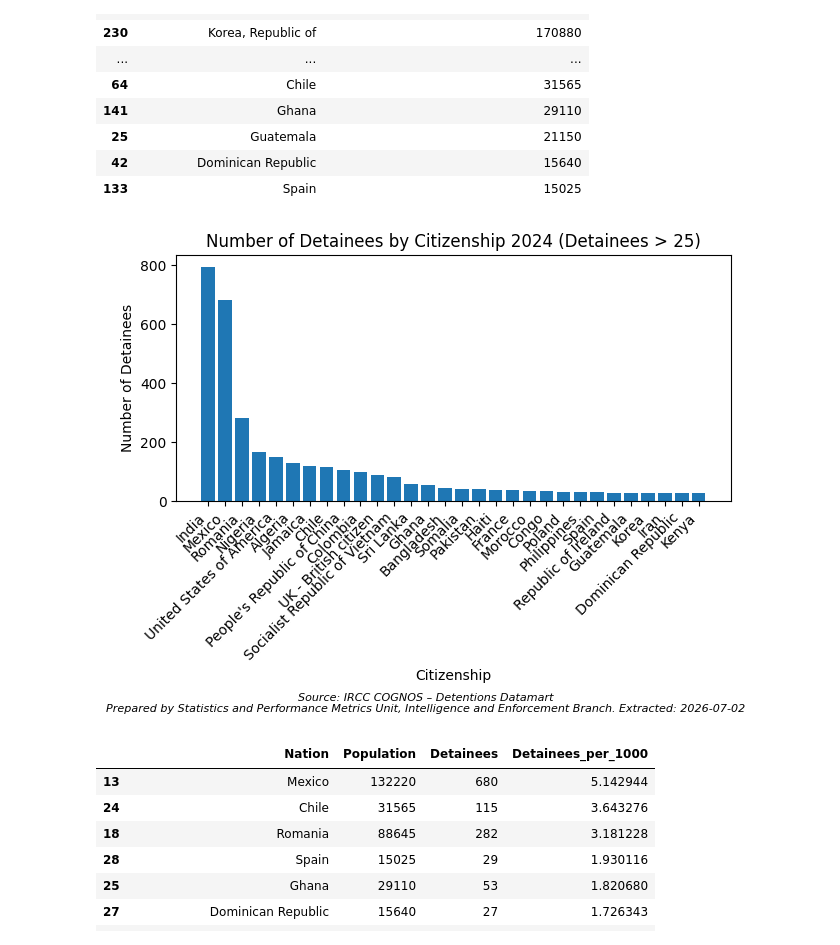
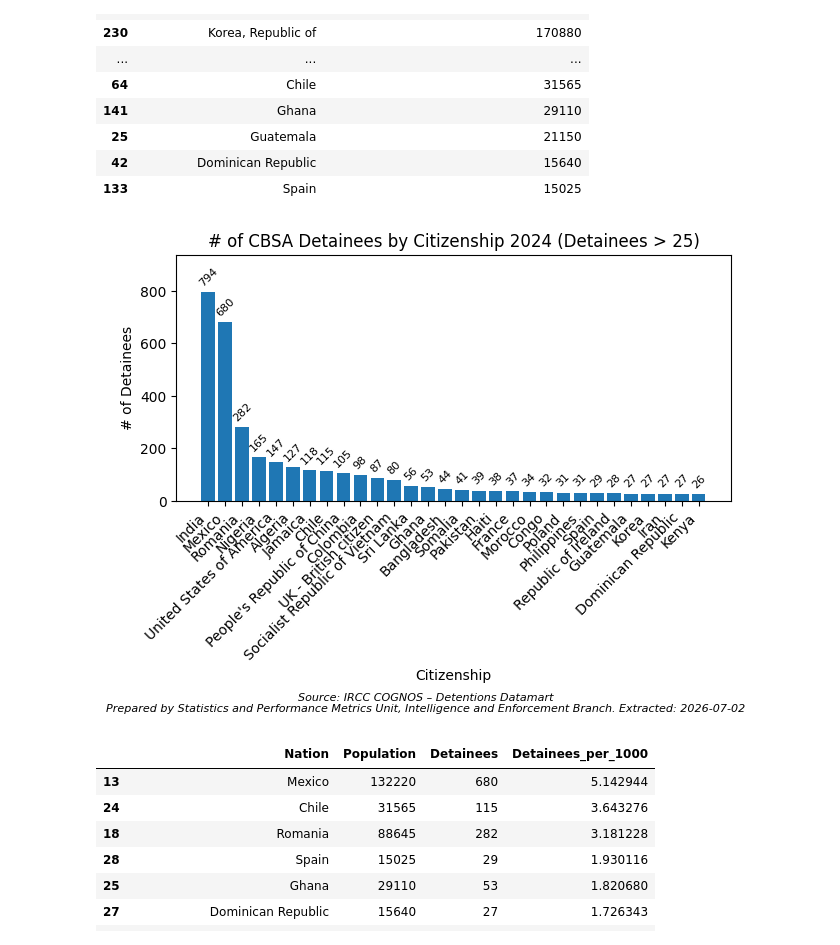
Before and after one commit to yrmo/gcinfo, a Jupyter notebook: detainees-by-country-of-citizenship-2024.ipynb, the cells around one changed output. Drawn from its saved outputs; the diff is of its cells as text; code cells hidden in the pictures.

Commit message:
Add data labels to plot of number of CBSA detainees by citizenship 2024

```diff
--- a/detainees-by-country-of-citizenship-2024.ipynb
+++ b/detainees-by-country-of-citizenship-2024.ipynb
@@ -424,37 +424,40 @@ df_birth_2021_canada_nations_clean
 # %%
 import matplotlib.pyplot as plt
 
 X = 25
 # Assume df_detainees_2024 already exists with columns "Citizenship" and "Detainees"
 # Sort descending by Detainees for readability
 df_plot = df_detainees_2024.sort_values("Detainees", ascending=False)
 df_plot = df_plot[df_plot["Detainees"] > X]
-# more_than_25_detainees_nations = df_plot["Citizenship"].values.tolist()
-# more_than_25_detainees_nations.sort()
-# print(len(more_than_25_detainees_nations))
-# more_than_25_detainees_nations
 df_plot["Citizenship"] = df_plot["Citizenship"].apply(lambda x: x.split(",")[0])
+
 fig, ax = plt.subplots()
-ax.bar(df_plot["Citizenship"], df_plot["Detainees"])
+bars = ax.bar(df_plot["Citizenship"], df_plot["Detainees"])
 
-ax.set_title(f"Number of Detainees by Citizenship 2024 (Detainees > {X})")
+# Add value labels on top of each bar (rotated 45°)
+ax.bar_label(bars, padding=3, fontsize=8, rotation=45)
+
+# Add a little extra headroom so labels aren't clipped
+ax.margins(y=0.18)
+
+ax.set_title(f"# of CBSA Detainees by Citizenship 2024 (Detainees > {X})")
 ax.set_xlabel("Citizenship")
-ax.set_ylabel("Number of Detainees")
+ax.set_ylabel("# of Detainees")
 
 plt.xticks(rotation=45, ha="right")
 plt.subplots_adjust(bottom=0.3)
 plt.figtext(
     0.5, -0.03,
     "Source: IRCC COGNOS – Detentions Datamart\n"
     "Prepared by Statistics and Performance Metrics Unit, Intelligence and Enforcement Branch. Extracted: 2026-07-02",
     ha="center",
     fontsize=8,
     style="italic"
 )
 plt.tight_layout()
 plt.show()
 # %% [output]
-[figure, old version]
+[figure, new version]
 # %%
 import matplotlib.pyplot as plt
 import pandas as pd
```
